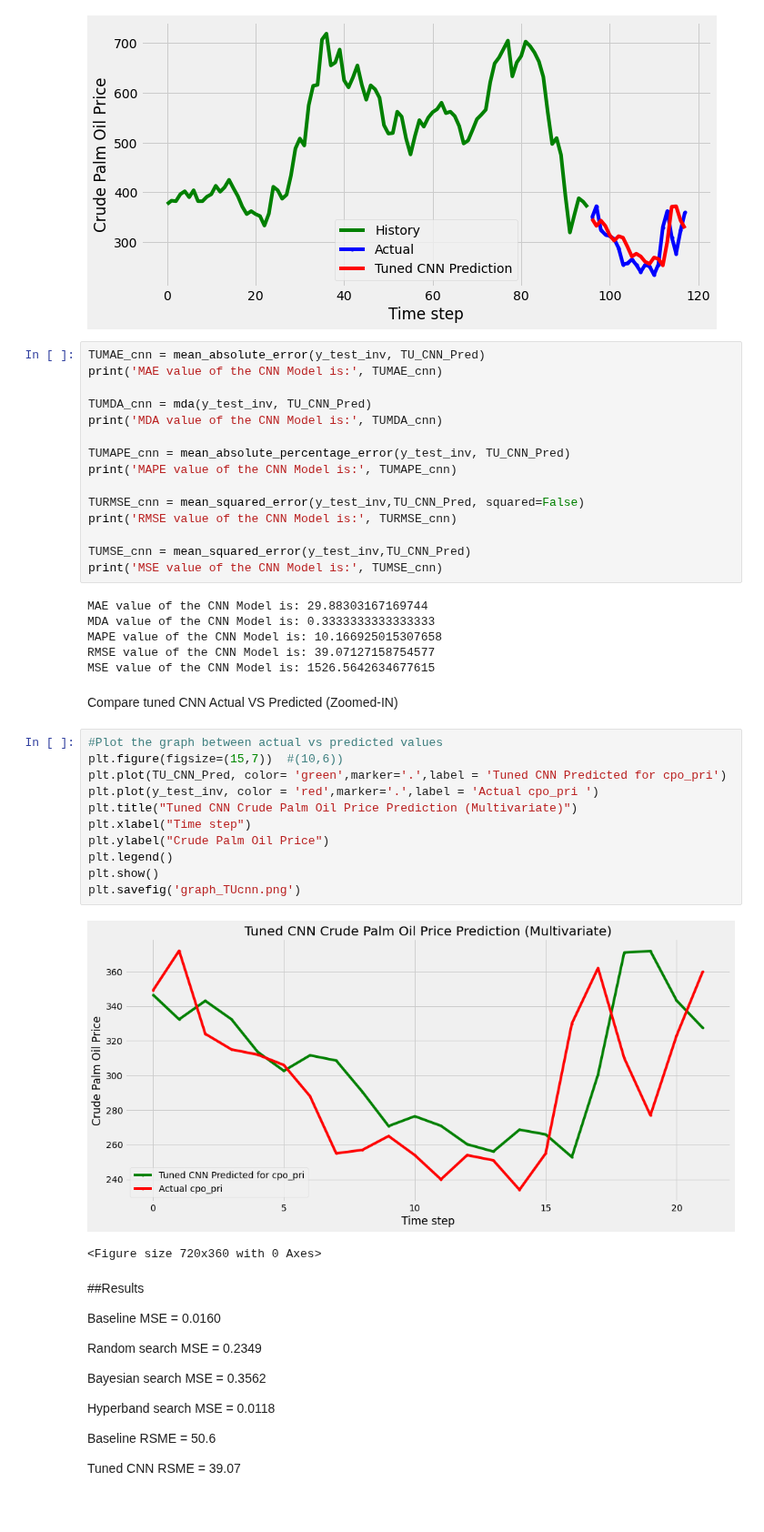
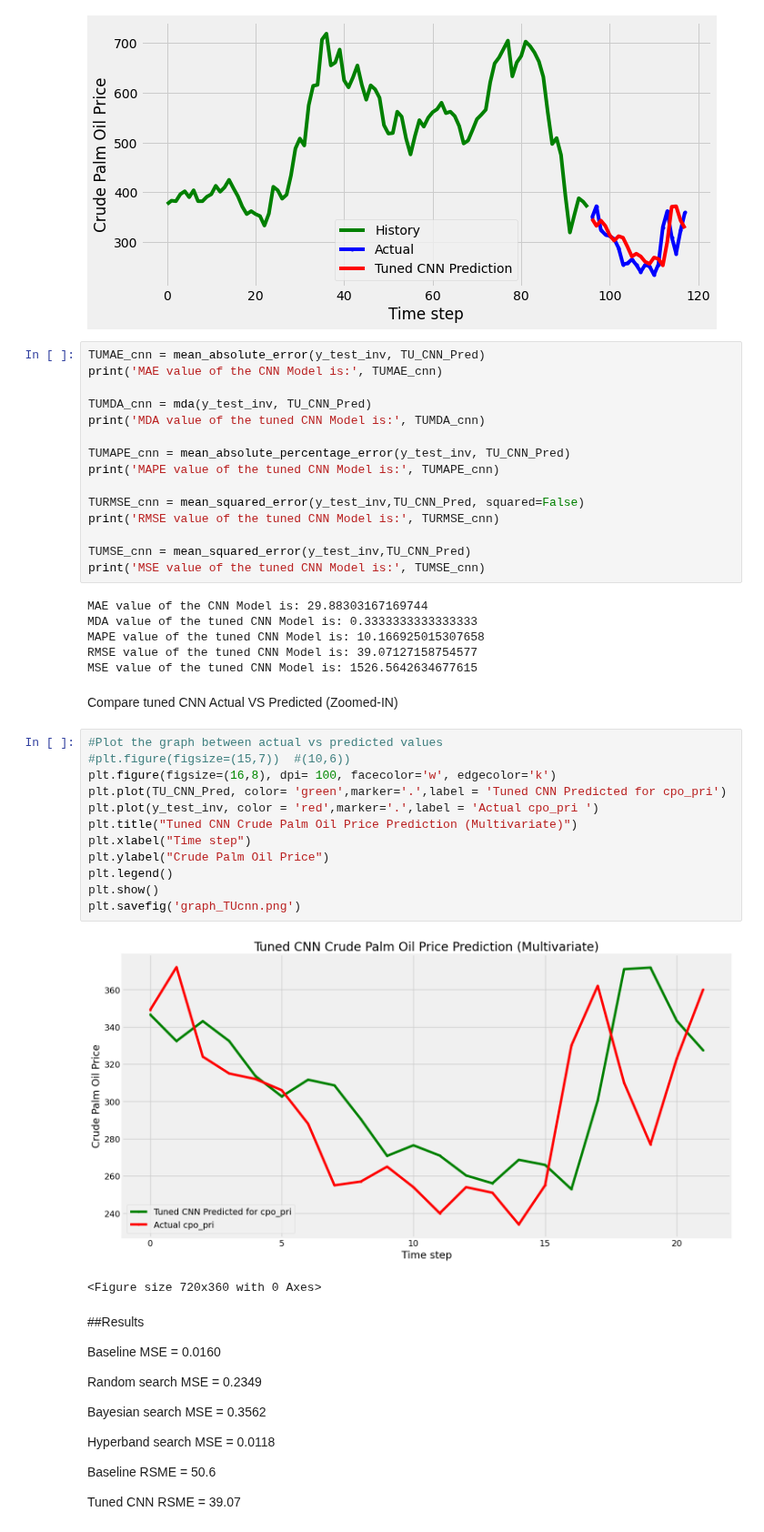
Before and after one commit to mofuoku417/Machine-Learning-Techniques-for-Multivariate-Time-Series-Forecasting-of-Crude-Palm-Oil-Prices, a Jupyter notebook: MV_CNN.ipynb, the cells around one changed output. Shown at 91% size. Drawn from its saved outputs; the diff is of its cells as text; blank space fills up the shorter version.

```diff
--- a/MV_CNN.ipynb
+++ b/MV_CNN.ipynb
@@ -915,37 +915,38 @@ TUMAE_cnn = mean_absolute_error(y_test_inv, TU_CNN_Pred)
 print('MAE value of the CNN Model is:', TUMAE_cnn)
 
 TUMDA_cnn = mda(y_test_inv, TU_CNN_Pred)
-print('MDA value of the CNN Model is:', TUMDA_cnn)
+print('MDA value of the tuned CNN Model is:', TUMDA_cnn)
 
 TUMAPE_cnn = mean_absolute_percentage_error(y_test_inv, TU_CNN_Pred)
-print('MAPE value of the CNN Model is:', TUMAPE_cnn)
+print('MAPE value of the tuned CNN Model is:', TUMAPE_cnn)
 
 TURMSE_cnn = mean_squared_error(y_test_inv,TU_CNN_Pred, squared=False)
-print('RMSE value of the CNN Model is:', TURMSE_cnn)
+print('RMSE value of the tuned CNN Model is:', TURMSE_cnn)
 
 TUMSE_cnn = mean_squared_error(y_test_inv,TU_CNN_Pred)
-print('MSE value of the CNN Model is:', TUMSE_cnn)
+print('MSE value of the tuned CNN Model is:', TUMSE_cnn)
 # %% [output]
 MAE value of the CNN Model is: 29.88303167169744
-MDA value of the CNN Model is: 0.3333333333333333
-MAPE value of the CNN Model is: 10.166925015307658
-RMSE value of the CNN Model is: 39.07127158754577
-MSE value of the CNN Model is: 1526.5642634677615
+MDA value of the tuned CNN Model is: 0.3333333333333333
+MAPE value of the tuned CNN Model is: 10.166925015307658
+RMSE value of the tuned CNN Model is: 39.07127158754577
+MSE value of the tuned CNN Model is: 1526.5642634677615
 # %% [markdown]
 Compare tuned CNN Actual VS Predicted (Zoomed-IN)
 # %%
 #Plot the graph between actual vs predicted values
-plt.figure(figsize=(15,7))  #(10,6))
+#plt.figure(figsize=(15,7))  #(10,6))
+plt.figure(figsize=(16,8), dpi= 100, facecolor='w', edgecolor='k')
 plt.plot(TU_CNN_Pred, color= 'green',marker='.',label = 'Tuned CNN Predicted for cpo_pri')
 plt.plot(y_test_inv, color = 'red',marker='.',label = 'Actual cpo_pri ')
 plt.title("Tuned CNN Crude Palm Oil Price Prediction (Multivariate)")
 plt.xlabel("Time step")
 plt.ylabel("Crude Palm Oil Price")
 plt.legend()
 plt.show()
 plt.savefig('graph_TUcnn.png')
 # %% [output]
-[figure, old version]
+[figure, new version]
 <Figure size 720x360 with 0 Axes>
 # %% [markdown]
 ##Results
```
